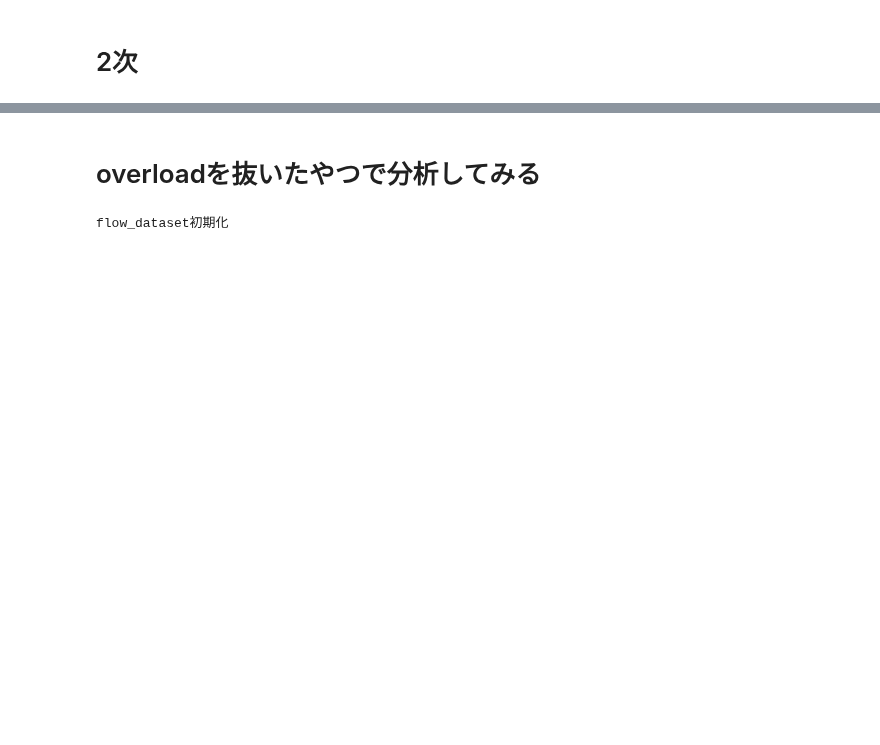
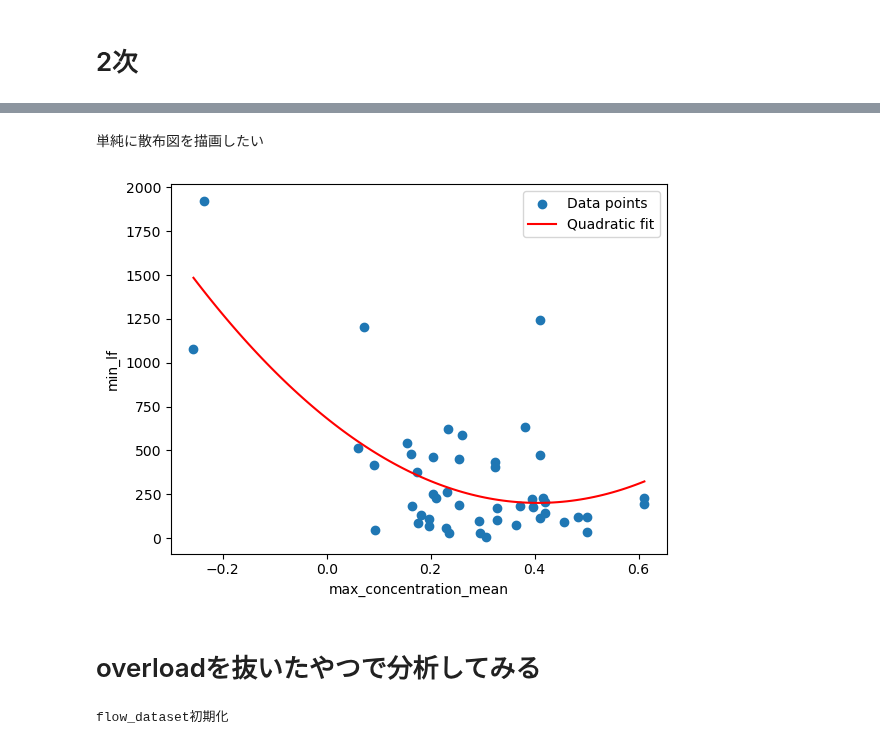
Before and after one commit to miyakooti/ECGAnalysis, a Jupyter notebook: regression_of_flow_score.ipynb, the cells around one changed output, grey strips where cells are left out. Cells and saved outputs as stored; diff of their text form; code cells hidden in the pictures; blank space fills up the shorter version.

```diff
--- a/regression_of_flow_score.ipynb
+++ b/regression_of_flow_score.ipynb
@@ -572,3 +577,32 @@ plt.show()
+# %% [markdown]
+単純に散布図を描画したい
+# %%
+# データの取り出し
+column = "max_concentration_mean"
+x = flow_dataset[f"{column}"]
+xlabel = f"{column}"
+
+target = "min_lf"
+y = flow_dataset[f"{target}"]
+ylabel = f"{target}"
+
+# 二次回帰のためのフィッティング
+coefficients = np.polyfit(x, y, 2)  # 2次の多項式にフィッティング
+polynomial = np.poly1d(coefficients)
+
+# 回帰曲線の描画
+x_fit = np.linspace(x.min(), x.max(), 100)  # 描画用のx軸の値を生成
+y_fit = polynomial(x_fit)  # 回帰曲線のy値を計算
+
+# 散布図と回帰曲線を描画
+plt.scatter(x, y, label='Data points')
+plt.plot(x_fit, y_fit, color='red', label='Quadratic fit')
+plt.xlabel(xlabel)
+plt.ylabel(ylabel)
+plt.legend()
+plt.show()
+# %% [output]
+[figure, added]
 # %% [markdown]
 # overloadを抜いたやつで分析してみる
 # %%
```
Also changed, not shown: parts of 10 cells of this notebook, 5 other files.
